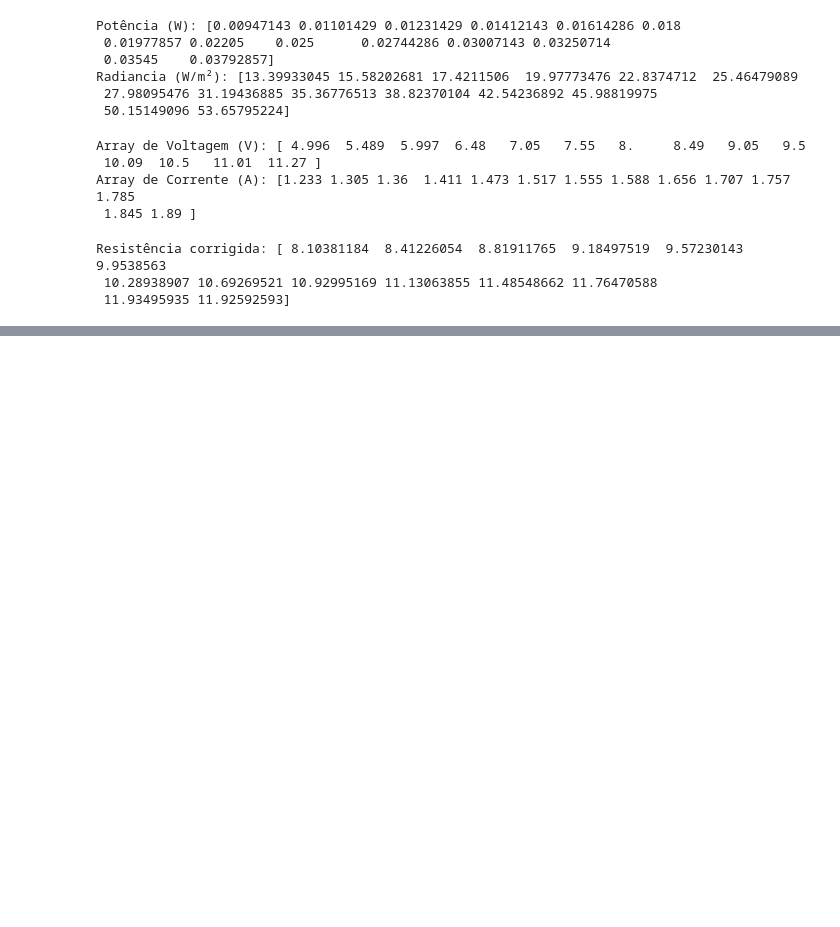
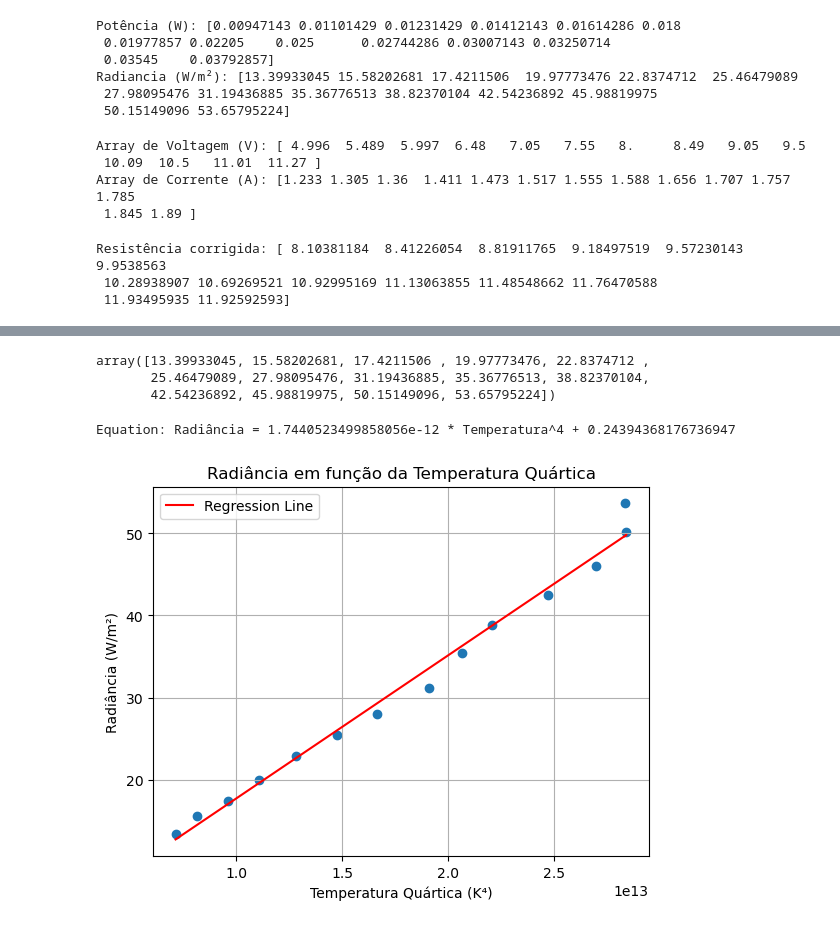
Before and after one commit to PedroAzara/pratica-radiacao, a Jupyter notebook: calculos.ipynb, the cells around one changed output, grey strips where cells are left out. Saved outputs shown, nothing was run; the diff lists cells and outputs as text; code cells hidden in the pictures; blank space fills up the shorter version.

```diff
--- a/calculos.ipynb
+++ b/calculos.ipynb
@@ -173,27 +184,37 @@ temperatura
+# %%
+radiancia_2
+# %% [output]
+array([13.39933045, 15.58202681, 17.4211506 , 19.97773476, 22.8374712 ,
+       25.46479089, 27.98095476, 31.19436885, 35.36776513, 38.82370104,
+       42.54236892, 45.98819975, 50.15149096, 53.65795224])
 # %%
-import matplotlib.pyplot as plt
-
 plt.scatter(temperatura**4, radiancia_2)
 plt.xlabel('Temperatura Quártica (K⁴)')
 plt.ylabel('Radiância (W/m²)')
 plt.title('Radiância em função da Temperatura Quártica')
+plt.grid(True)
+
 # Elevar a temperatura à quarta potência
 temperatura_quartica = temperatura**4
-# Reshape temperatura**4 for sklearn
-temperatura_quartica = temperatura_quartica.reshape(-1, 1)
+
+# Reshape temperatura_quartica for sklearn
+temperatura_quartica_reshaped = temperatura_quartica.reshape(-1, 1)
+
 # Create and fit the model
 model_temp_radiancia = LinearRegression()
-model_temp_radiancia.fit(temperatura_quartica, radiancia_2)
+model_temp_radiancia.fit(temperatura_quartica_reshaped, radiancia_2)
 
 # Get the coefficients
 slope_temp_radiancia = model_temp_radiancia.coef_[0]
 intercept_temp_radiancia = model_temp_radiancia.intercept_
 
 # Plot the data and the regression line
-plt.plot(temperatura**4, model_temp_radiancia.predict(temperatura_quartica), color='red', label='Regression Line')
+plt.plot(temperatura_quartica, model_temp_radiancia.predict(temperatura_quartica_reshaped), color='red', label='Regression Line')
 plt.legend()
 
 # Print the equation
 print(f"Equation: Radiância = {slope_temp_radiancia} * Temperatura^4 + {intercept_temp_radiancia}")
-plt.grid(True)
 plt.show()
+# %% [output]
+Equation: Radiância = 1.7440523499858056e-12 * Temperatura^4 + 0.24394368176736947
+[figure, added]
```
Also changed, not shown: parts of 2 cells of this notebook.
